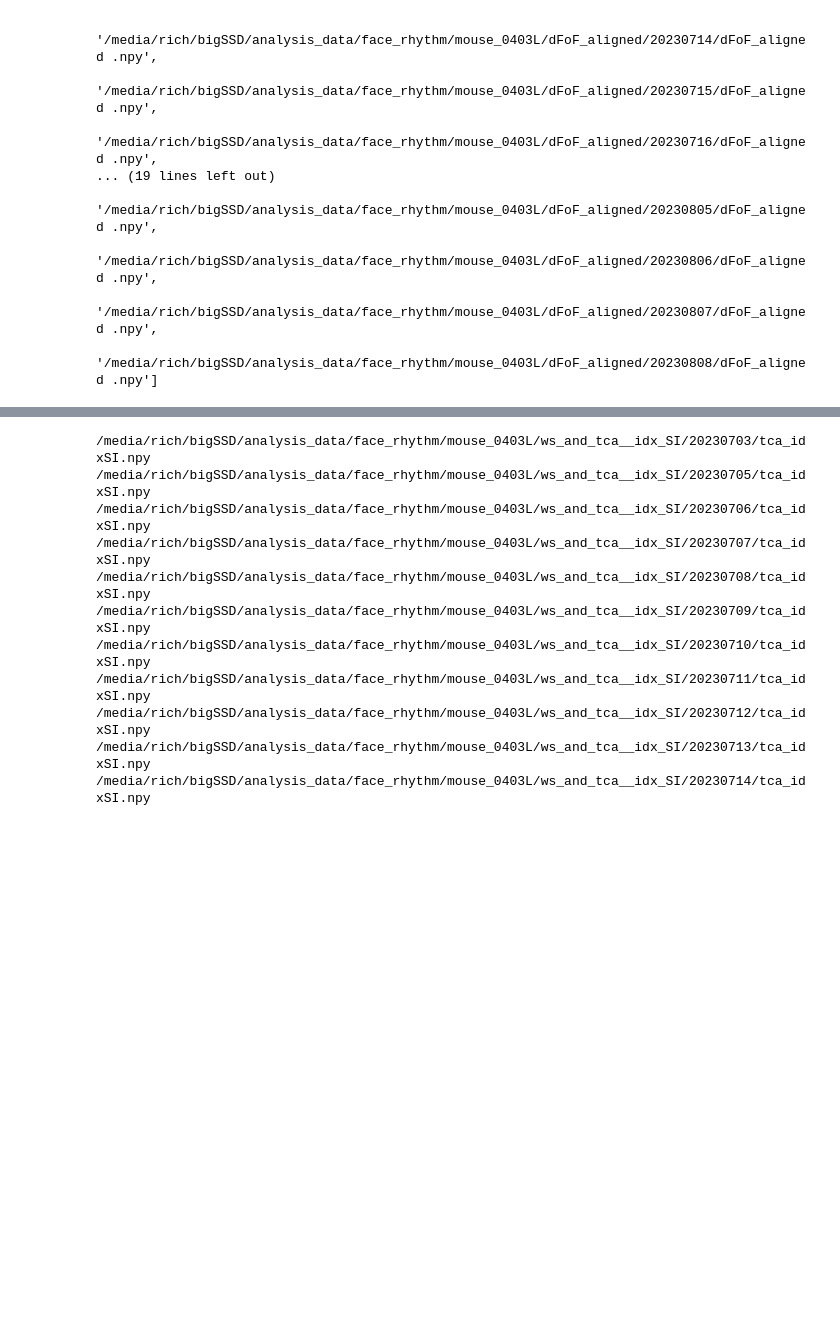
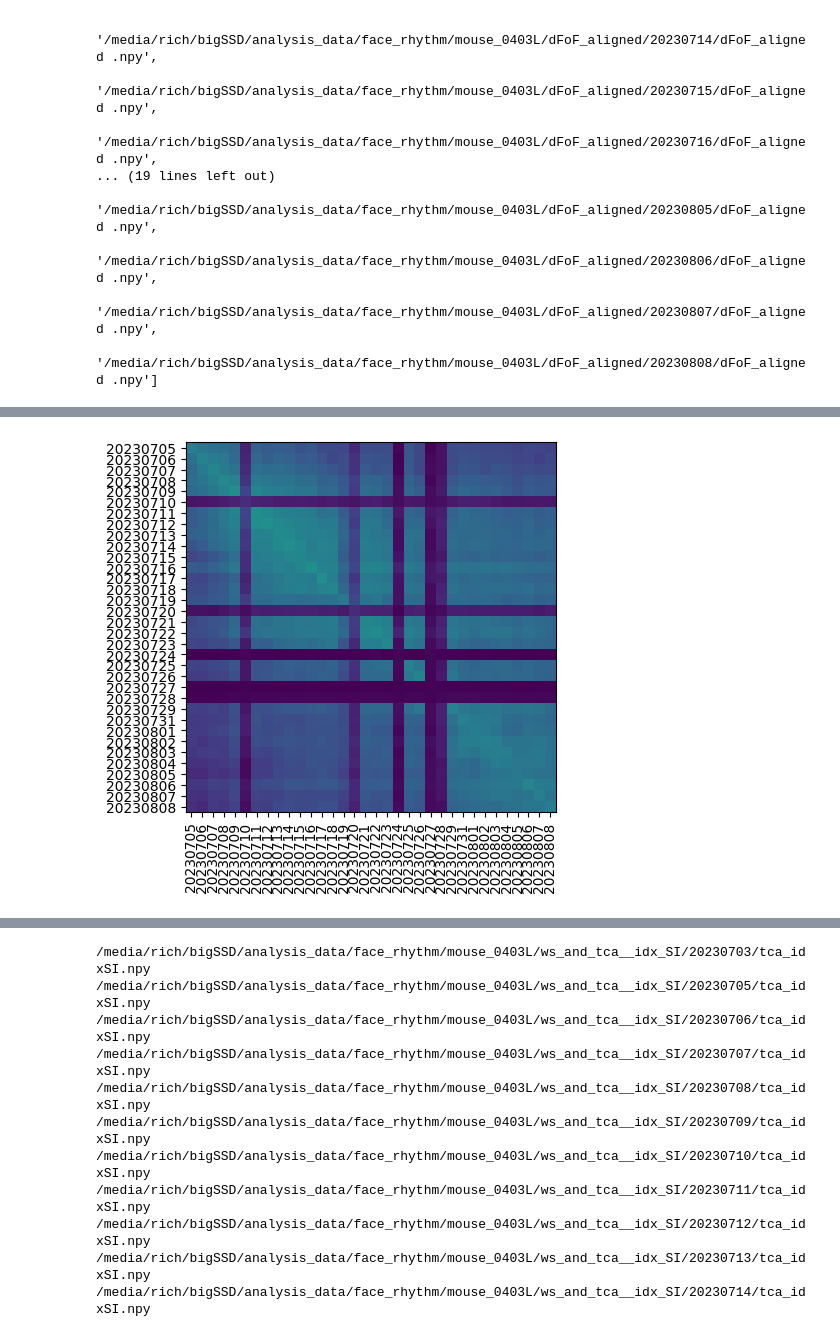
Before and after one commit to RichieHakim/NBAP, a Jupyter notebook: behavioral_drift_analysis/6_drift_analysis-Copy1.ipynb, the cells around one changed output, grey strips where cells are left out. Cells and saved outputs as stored; diff of their text form; code cells hidden in the pictures; blank space fills up the shorter version.

```diff
--- a/behavioral_drift_analysis/6_drift_analysis-Copy1.ipynb
+++ b/behavioral_drift_analysis/6_drift_analysis-Copy1.ipynb
@@ -159,0 +154,8 @@ plt.plot(p, t[p], 'r.')
+# %%
+fig = plt.figure()
+plt.imshow(EVRs.mean(2), clim=[0,1])
+plt.xticks(np.arange(EVRs.shape[0]), labels=models.keys(), rotation=90);
+plt.yticks(np.arange(EVRs.shape[0]), labels=models.keys(), rotation=0);
+# figsaver(fig, name_file='EVRs_raw')
+# %% [output]
+[figure, added]
```
Also changed, not shown: parts of 53 cells of this notebook, 3 other files.
